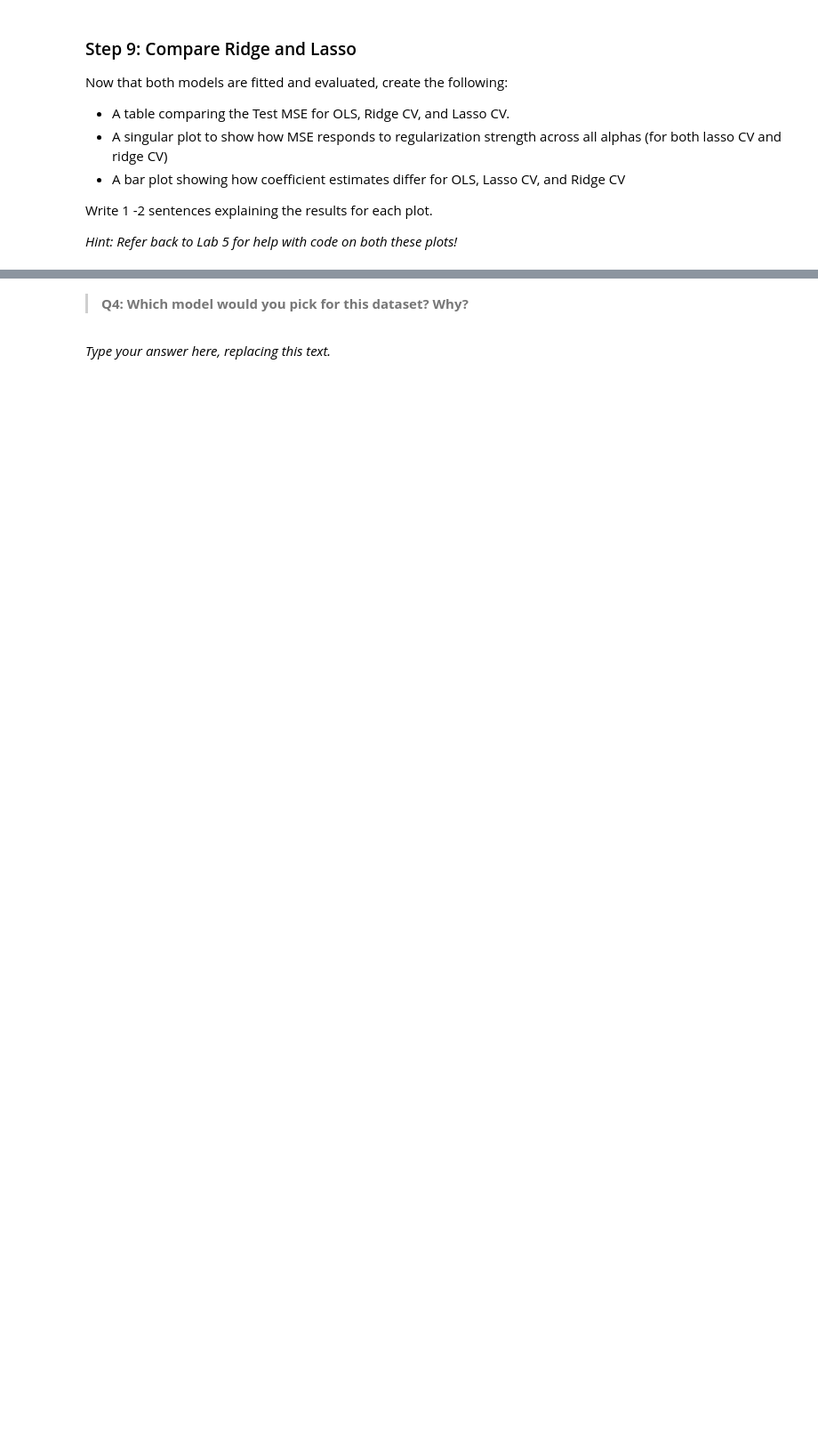
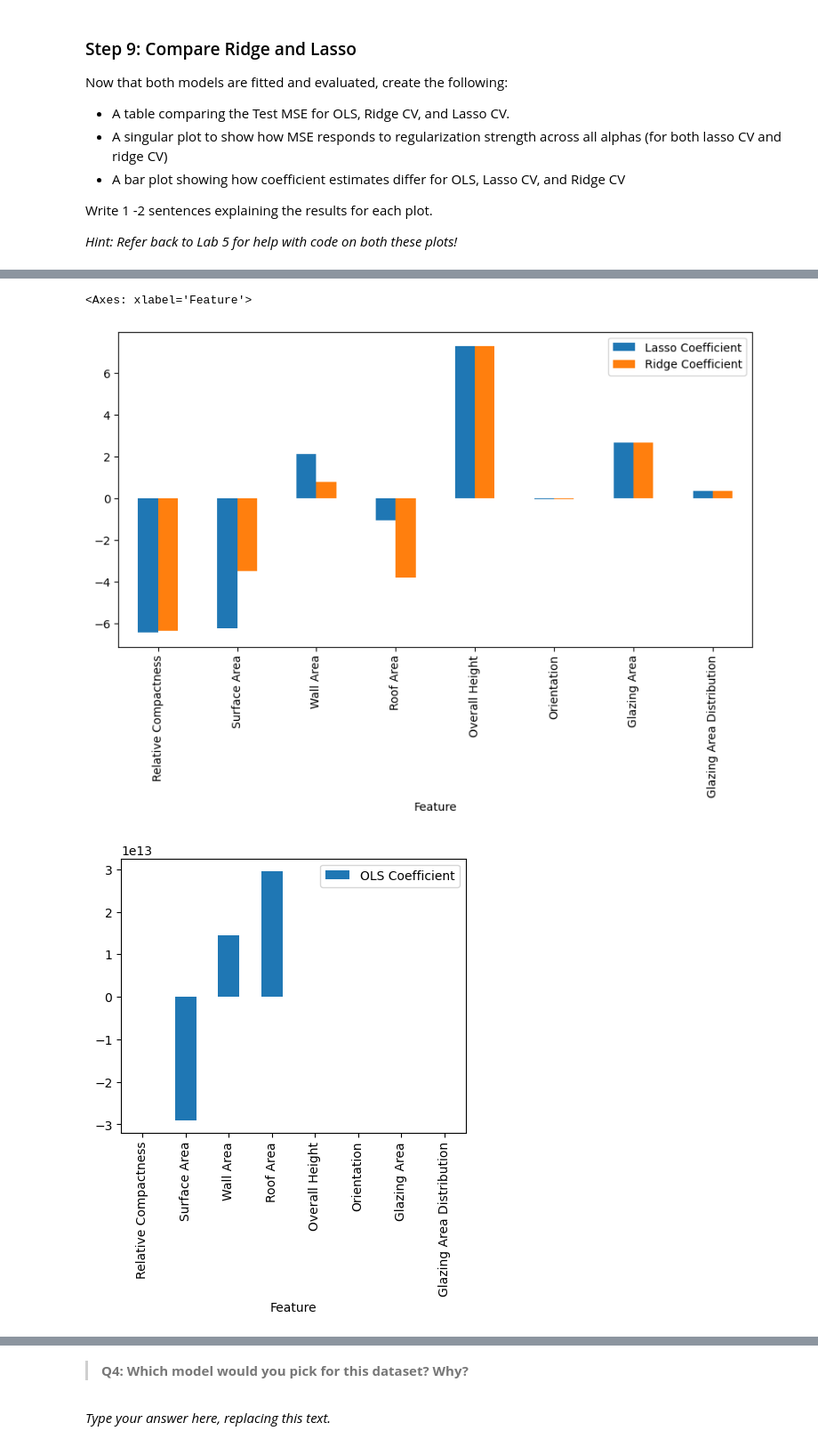
Before and after one commit to marietolteca00/assignment-3, a Jupyter notebook: task1/hw3-task1.ipynb, the cells around one changed output, grey strips where cells are left out. Shown at 89% size. Saved outputs shown, nothing was run; the diff lists cells and outputs as text; code cells hidden in the pictures; blank space fills up the shorter version.

```diff
--- a/task1/hw3-task1.ipynb
+++ b/task1/hw3-task1.ipynb
@@ -267,7 +267,7 @@ coef_table = pd.DataFrame({
     'Feature': X.columns,
     'OLS Coefficient': ols.coef_,    # from ols
     'Lasso Coefficient': lasso_cv.coef_,  # from lasso_cv
-    'ridge': ridge_cv.coef_
+    'Ridge Coefficient': ridge_cv.coef_
 
 })
 
@@ -342,0 +389,9 @@ Write 1 -2 sentences explaining the results for each plot.
+# %%
+#Ridge and Lasso
+coef_table.set_index('Feature')[['Lasso Coefficient', 'Ridge Coefficient']].plot.bar(figsize=(10, 5))
+#OLS
+coef_table.set_index('Feature')[['OLS Coefficient']].plot.bar(figsize=(5, 4))
+# %% [output]
+<Axes: xlabel='Feature'>
+[figure, added]
+[figure, added]
```
Also changed, not shown: parts of 9 cells of this notebook.
